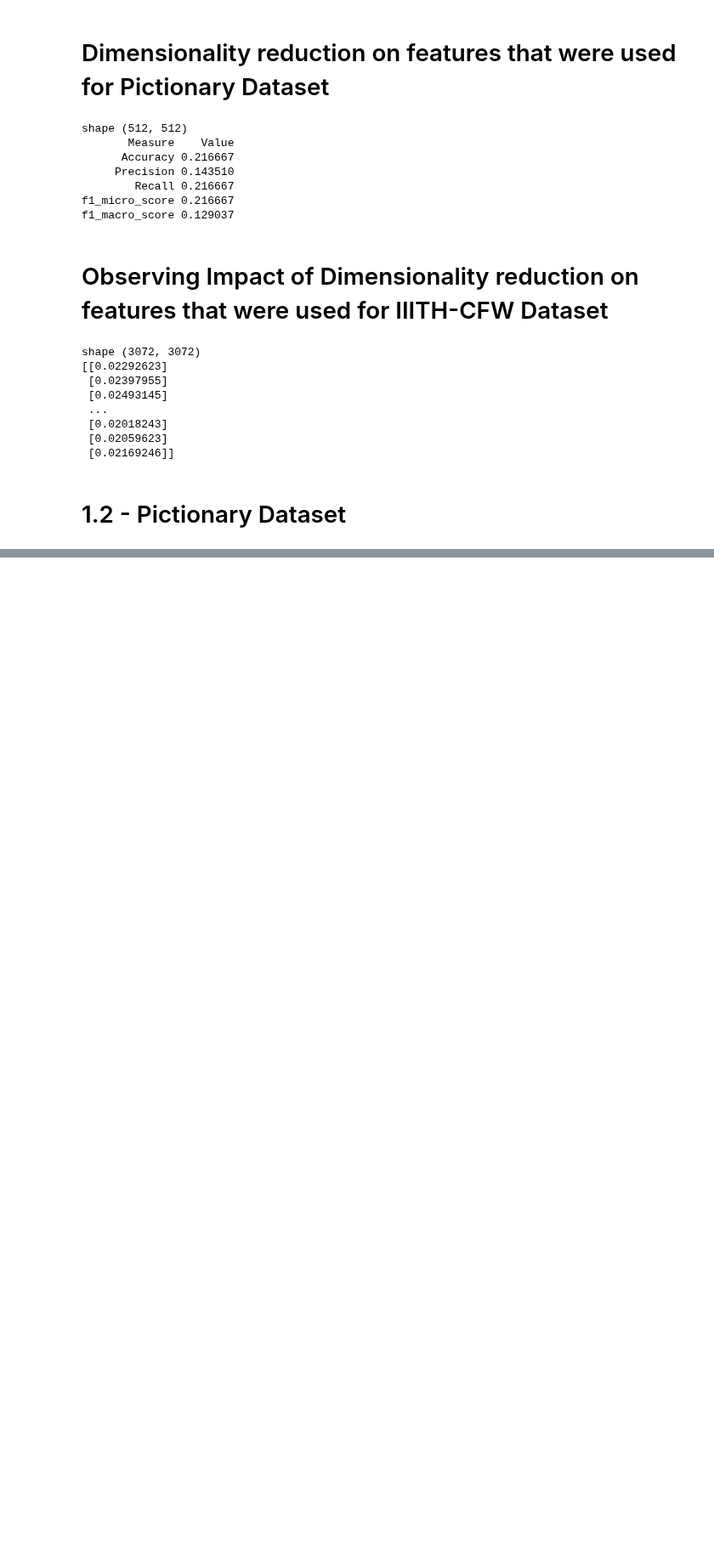
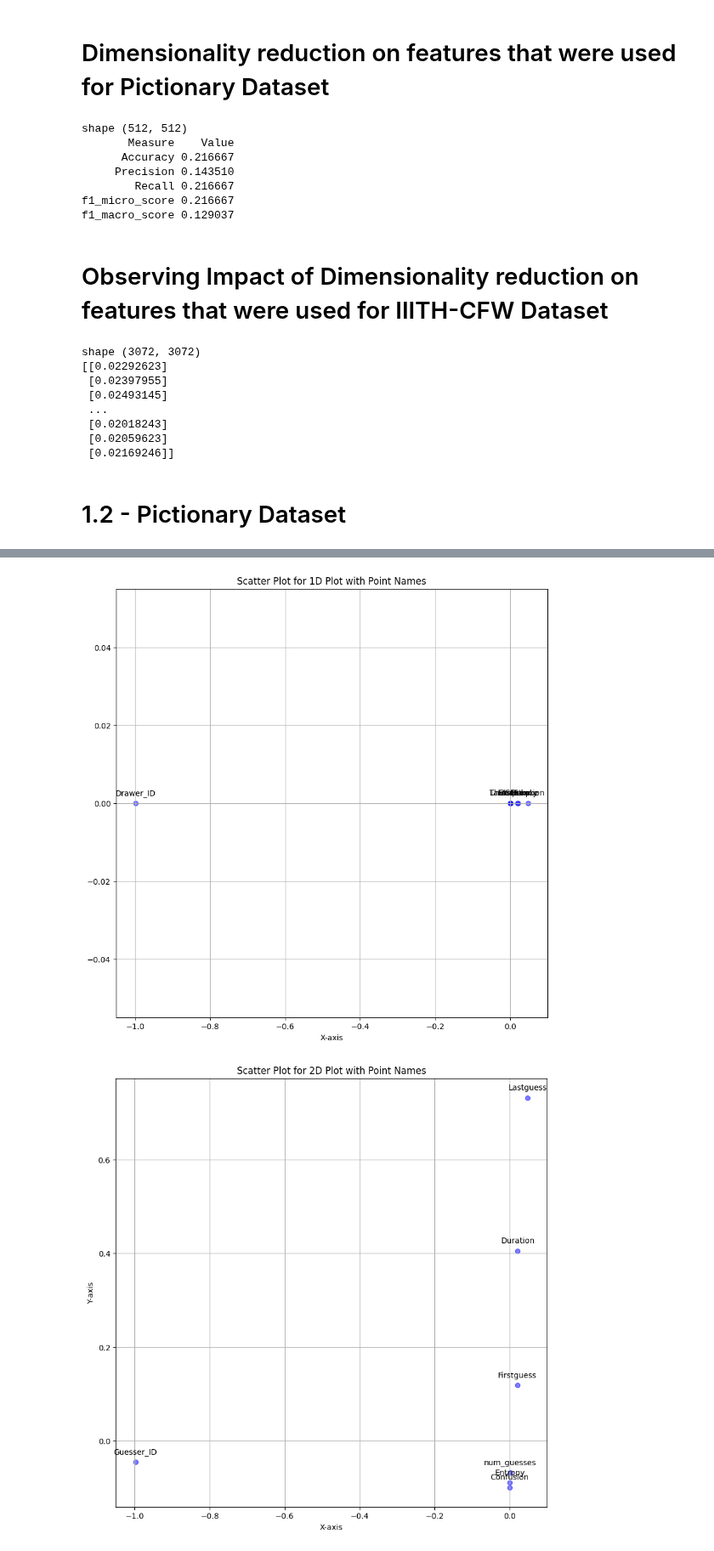
Before and after one commit to ROHIT32767/SMAI-A2, a Jupyter notebook: PCA.ipynb, the cells around one changed output, grey strips where cells are left out. Shown at 85% size. Saved outputs shown, nothing was run; the diff lists cells and outputs as text; code cells hidden in the pictures; blank space fills up the shorter version.

```diff
--- a/PCA.ipynb
+++ b/PCA.ipynb
@@ -316,0 +368,42 @@ pca_guess = PCA(num_features_guess)
+# %%
+# PC1 plot for Guessing Data
+x_coordinates = pca_guess.components_[:, 0]  # X-coordinates
+
+# Create a scatter plot for the 1D data
+plt.figure(figsize=(10, 10))
+plt.scatter(x_coordinates, [0] * len(x_coordinates), marker='o', color='blue', alpha=0.5)
+
+# Annotate points with their names, adjusting label positions to avoid overlap
+for i, (x, name) in enumerate(zip(x_coordinates, features_draw)):
+    plt.annotate(name, (x, 0), textcoords="offset points", xytext=(0, 10), ha='center', fontsize=10)
+
+# Customize the plot
+plt.xlabel('X-axis')
+plt.title('Scatter Plot for 1D Plot with Point Names')
+plt.grid(True)
+
+# Show the plot
+plt.show()
+
+# PC1 vs. PC2 plot for Guessing Data
+y_coordinates = pca_guess.components_[:, 1] - 0.1 # Y-coordinates
+
+# Create a scatter plot for the 2D data
+plt.figure(figsize=(10, 10))
+plt.scatter(x_coordinates, y_coordinates, marker='o', color='blue', alpha=0.5)
+
+# Annotate points with their names, adjusting label positions to avoid overlap
+for x, y, name in zip(x_coordinates, y_coordinates, features_guess):
+    plt.annotate(name, (x, y), textcoords="offset points", xytext=(0, 10), ha='center', fontsize=10)
+
+# Customize the plot
+plt.xlabel('X-axis')
+plt.ylabel('Y-axis')
+plt.title('Scatter Plot for 2D Plot with Point Names')
+plt.grid(True)
+
+# Show the plot
+plt.show()
+# %% [output]
+[figure, added]
+[figure, added]
```
Also changed, not shown: parts of 4 cells of this notebook, 1 other file.
